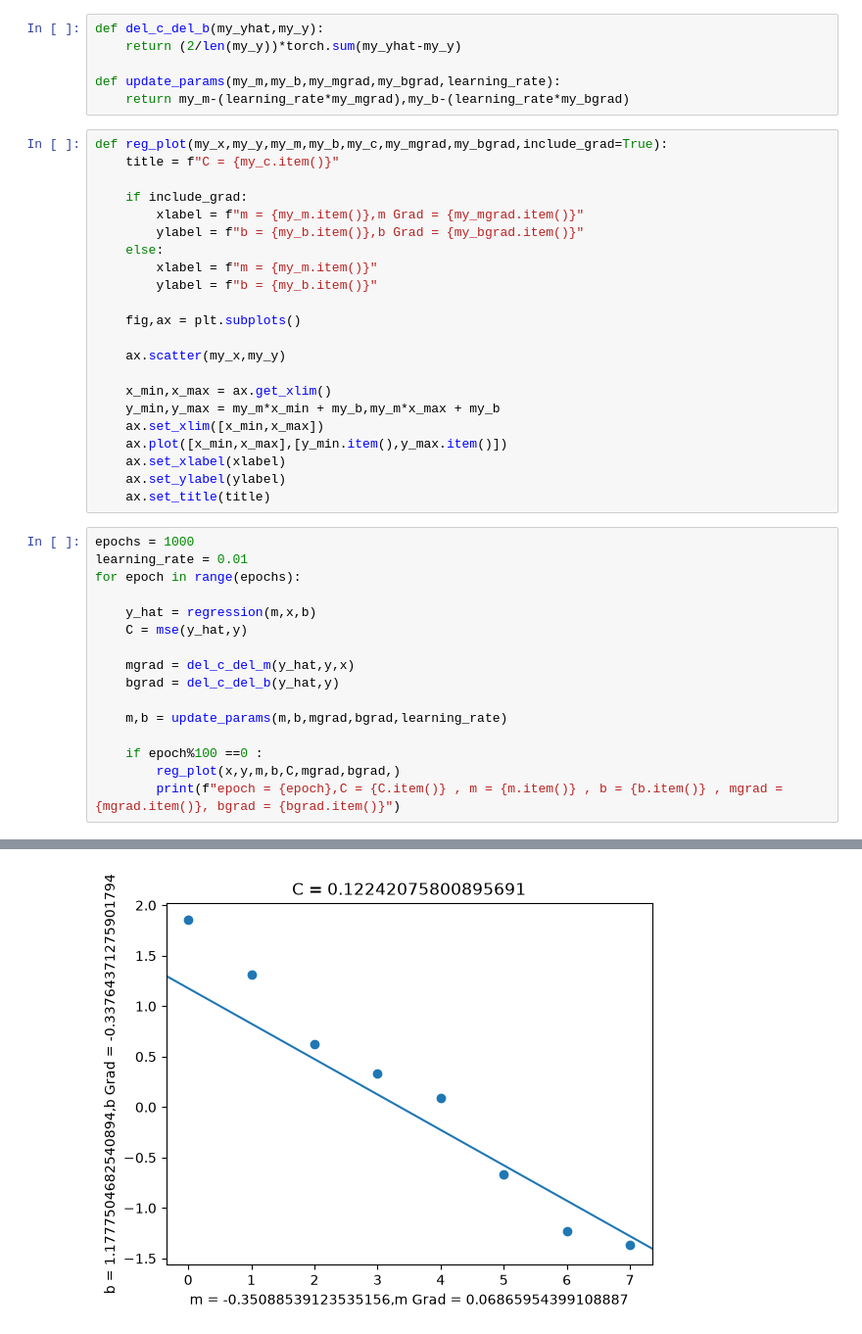
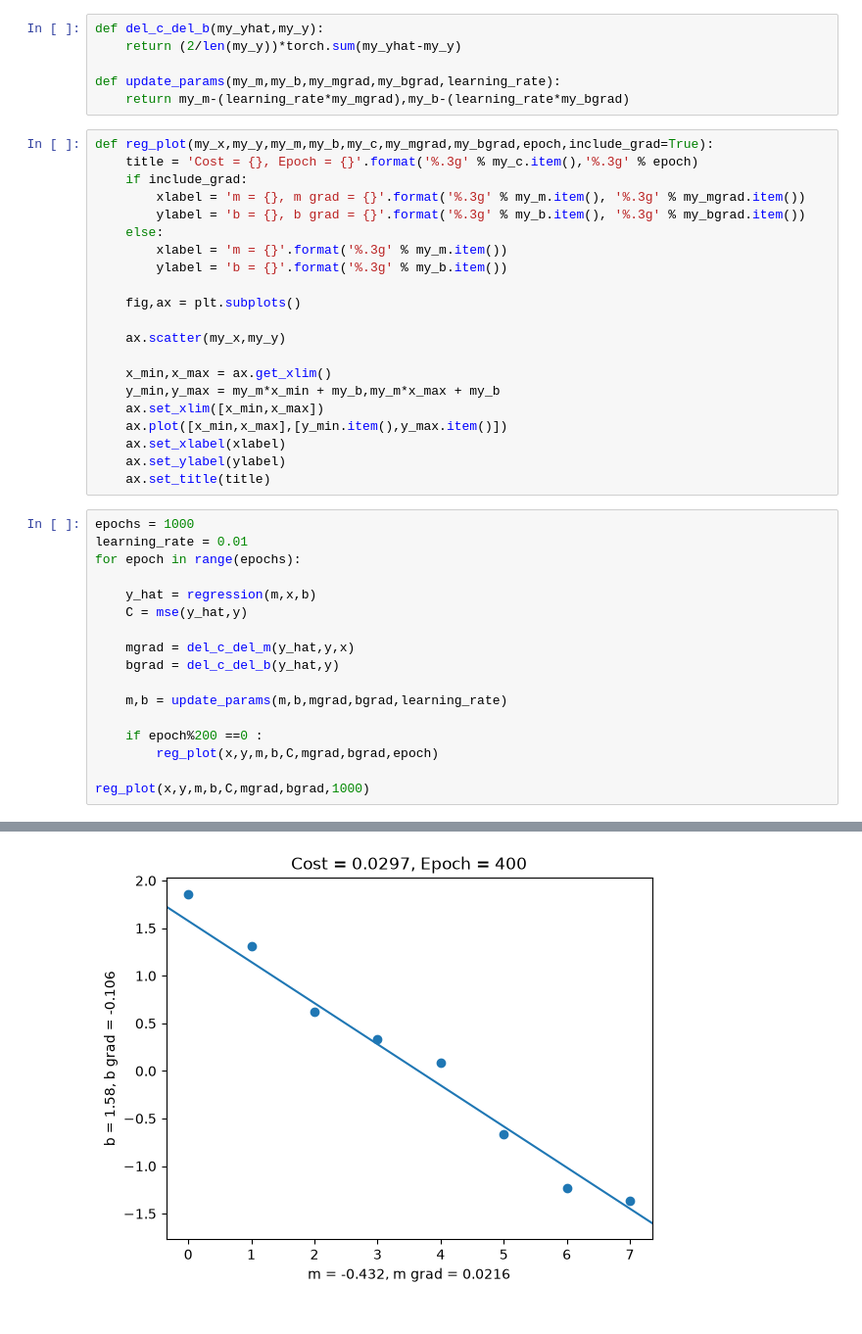
Before and after one commit to dhanushnatra/ML-Learning, a Jupyter notebook: gradient_descent_from_scratch.ipynb, the cells around one changed output, grey strips where cells are left out. Shown at 98% size. Drawn from its saved outputs; the diff is of its cells as text.

```diff
--- a/gradient_descent_from_scratch.ipynb
+++ b/gradient_descent_from_scratch.ipynb
@@ -53,15 +53,14 @@ def del_c_del_b(my_yhat,my_y):
 def update_params(my_m,my_b,my_mgrad,my_bgrad,learning_rate):
     return my_m-(learning_rate*my_mgrad),my_b-(learning_rate*my_bgrad)
 # %%
-def reg_plot(my_x,my_y,my_m,my_b,my_c,my_mgrad,my_bgrad,include_grad=True):
-    title = f"C = {my_c.item()}"
-
+def reg_plot(my_x,my_y,my_m,my_b,my_c,my_mgrad,my_bgrad,epoch,include_grad=True):
+    title = 'Cost = {}, Epoch = {}'.format('%.3g' % my_c.item(),'%.3g' % epoch)
     if include_grad:
-        xlabel = f"m = {my_m.item()},m Grad = {my_mgrad.item()}"
-        ylabel = f"b = {my_b.item()},b Grad = {my_bgrad.item()}"
+        xlabel = 'm = {}, m grad = {}'.format('%.3g' % my_m.item(), '%.3g' % my_mgrad.item())
+        ylabel = 'b = {}, b grad = {}'.format('%.3g' % my_b.item(), '%.3g' % my_bgrad.item())
     else:
-        xlabel = f"m = {my_m.item()}"
-        ylabel = f"b = {my_b.item()}"
+        xlabel = 'm = {}'.format('%.3g' % my_m.item())
+        ylabel = 'b = {}'.format('%.3g' % my_b.item())
 
     fig,ax = plt.subplots()
 
@@ -87,7 +86,8 @@ for epoch in range(epochs):
 
     m,b = update_params(m,b,mgrad,bgrad,learning_rate)
 
-    if epoch%100 ==0 :
-        reg_plot(x,y,m,b,C,mgrad,bgrad,)
-        print(f"epoch = {epoch},C = {C.item()} , m = {m.item()} , b = {b.item()} , mgrad = {mgrad.item()}, bgrad = {bgrad.item()}")
+    if epoch%200 ==0 :
+        reg_plot(x,y,m,b,C,mgrad,bgrad,epoch)
+
+reg_plot(x,y,m,b,C,mgrad,bgrad,1000)
 # %% [output]
@@ -106 +96 @@ epoch = 900,C = 0.01949748396873474 , m = -0.46721771359443665 , b = 1.749830365
-[figure, old version]
+[figure, new version]
```
Also changed, not shown: parts of 1 cell of this notebook, 3 other files.
